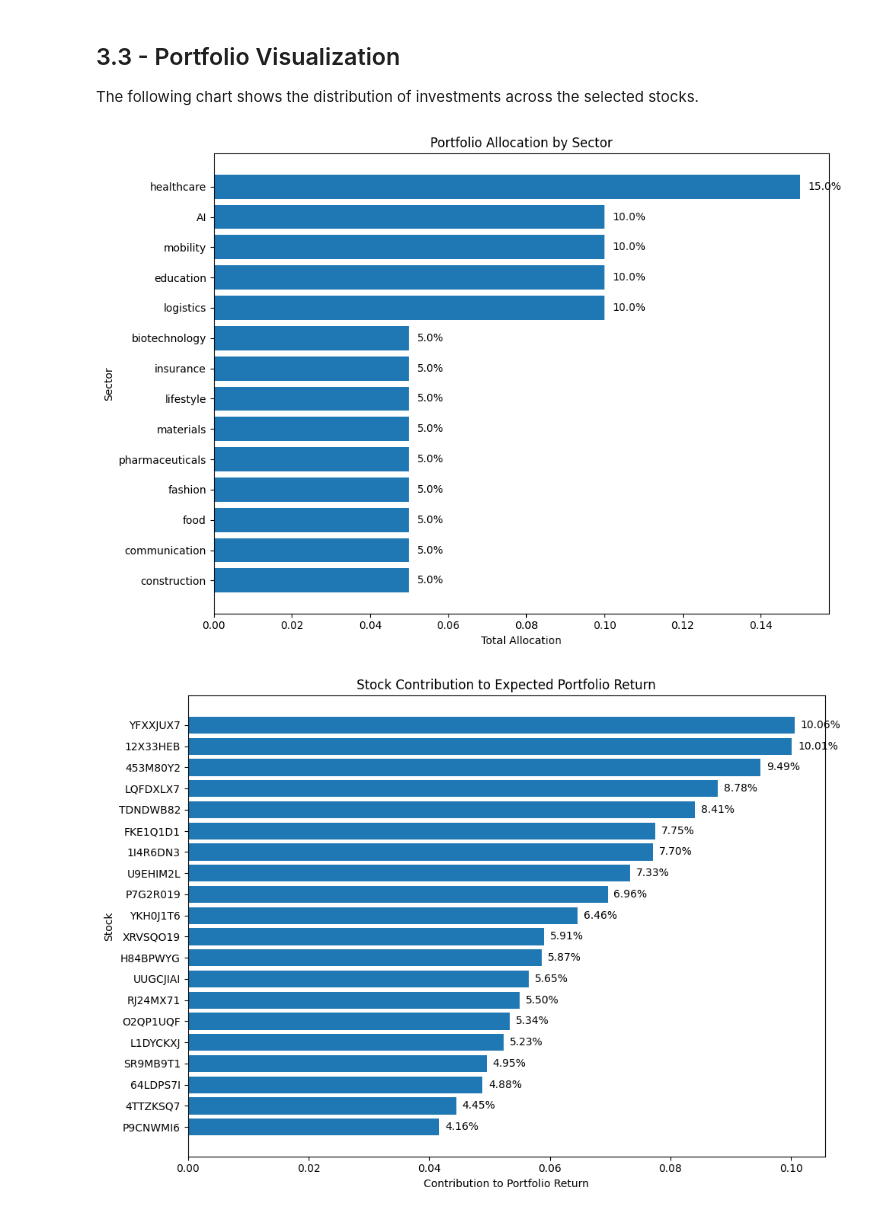
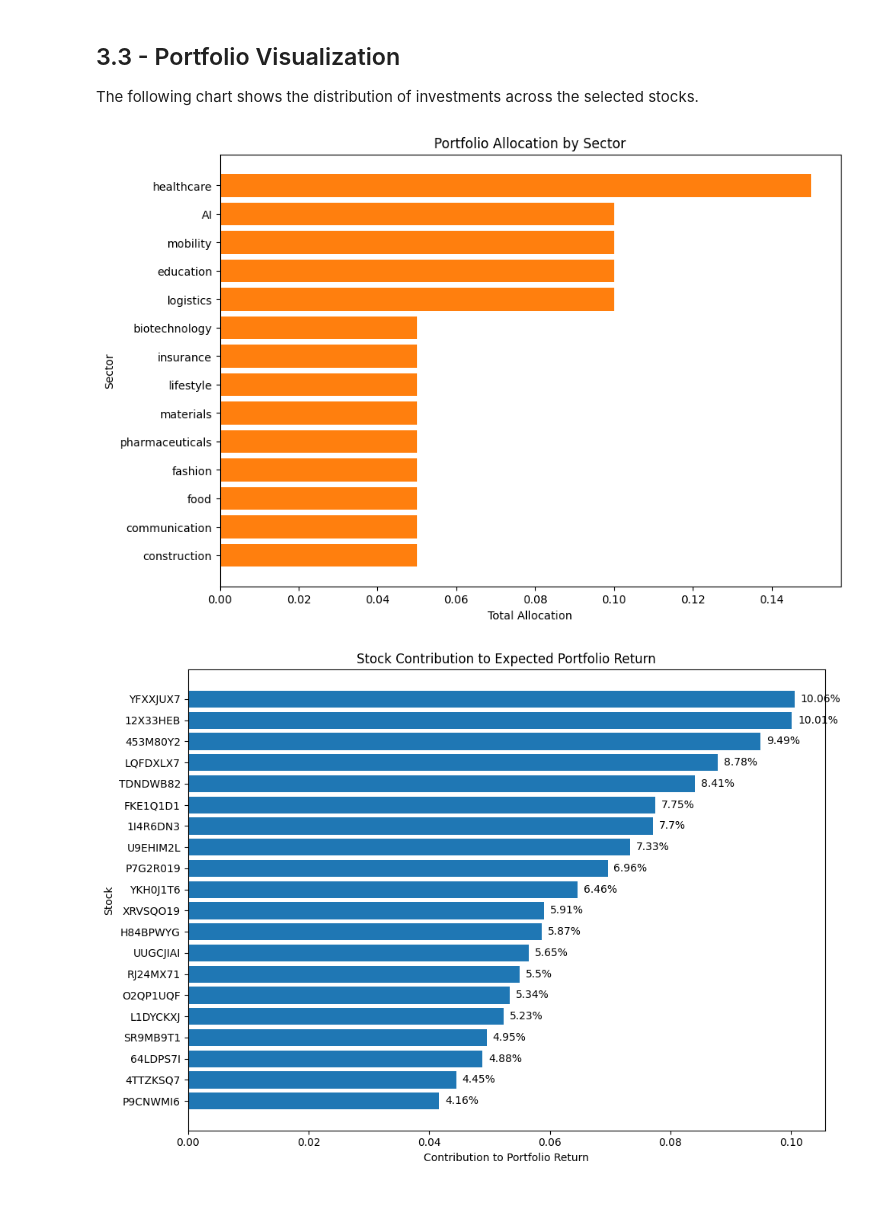
Before and after one commit to gretamarrone/enricomorbidodata, a Jupyter notebook: assignment.ipynb, the cells around one changed output. Cells and saved outputs as stored; diff of their text form; code cells hidden in the pictures.

```diff
--- a/assignment.ipynb
+++ b/assignment.ipynb
@@ -425,10 +475,21 @@ sector_returns = sector_returns.sort_values("avg_return", ascending=False)
 # number of sector
 n = len(sector_returns)
 
+# compute 25% of total
+quarter = int(0.25 * n)
+
 # computing
-top = sector_returns.iloc[:int(0.25*n)]["sector"].tolist()
-bottom = sector_returns.iloc[-int(0.25*n):]["sector"].tolist()
-middle = sector_returns.iloc[int(0.25*n):-int(0.25*n)]["sector"].tolist()
+# top
+top_rows = sector_returns.iloc[0:quarter]
+top = top_rows["sector"].tolist()
+
+# bottom
+bottom_rows = sector_returns.iloc[n - quarter:n]
+bottom = bottom_rows["sector"].tolist()
+
+# middle
+middle_rows = sector_returns.iloc[quarter:n - quarter]
+middle = middle_rows["sector"].tolist()
 
 top, middle, bottom
 # %% [output]
@@ -564,22 +667,43 @@ portfolio_df
 
 The following chart shows the distribution of investments across the selected stocks.
 # %%
+# merge portfolio info with stock
 sector_portfolio = portfolio_df.merge(stocks, left_on="stock", right_on="stock_id")
-sector_alloc = sector_portfolio.groupby("sector", as_index=False)["weight"].sum()
+#group by sector
+sector_alloc = sector_portfolio.groupby("sector")
+# sum weight for each sector
+sector_alloc = sector_alloc["weight"].sum()
+# index column
+sector_alloc = sector_alloc.reset_index()
+# sort weight
 sector_alloc = sector_alloc.sort_values("weight", ascending=True)
 
+
+
+# create plot
 plt.figure(figsize=(10, 7))
 bars = plt.barh(sector_alloc["sector"], sector_alloc["weight"])
 
 plt.xlabel("Total Allocation")
 plt.ylabel("Sector")
 plt.title("Portfolio Allocation by Sector")
 
-for bar, value in zip(bars, sector_alloc["weight"]):
-    plt.text(bar.get_width() + 0.002, bar.get_y() + bar.get_height()/2, f"{value:.1%}", va="center")
+# horizontal bar
+bars = plt.barh(sector_alloc["sector"], sector_alloc["weight"])
 
-plt.tight_layout()
+plt.xlabel("Total Allocation")
+plt.ylabel("Sector")
+plt.title("Portfolio Allocation by Sector")
+
+# value near bar
+for i in range(len(bars)):
+    bar = bars[i]
+    value = sector_alloc["weight"].iloc[i]
+    x_position = bar.get_width() + 0.002
+    y_position = bar.get_y() + bar.get_height() / 2
+    text_value = str(round(value * 100, 1)) + "%"
+
 plt.show()
 # %% [output]
-[figure, old version]
+[figure, new version]
 # %%
```
Also changed, not shown: parts of 15 cells of this notebook, 1 other file.
